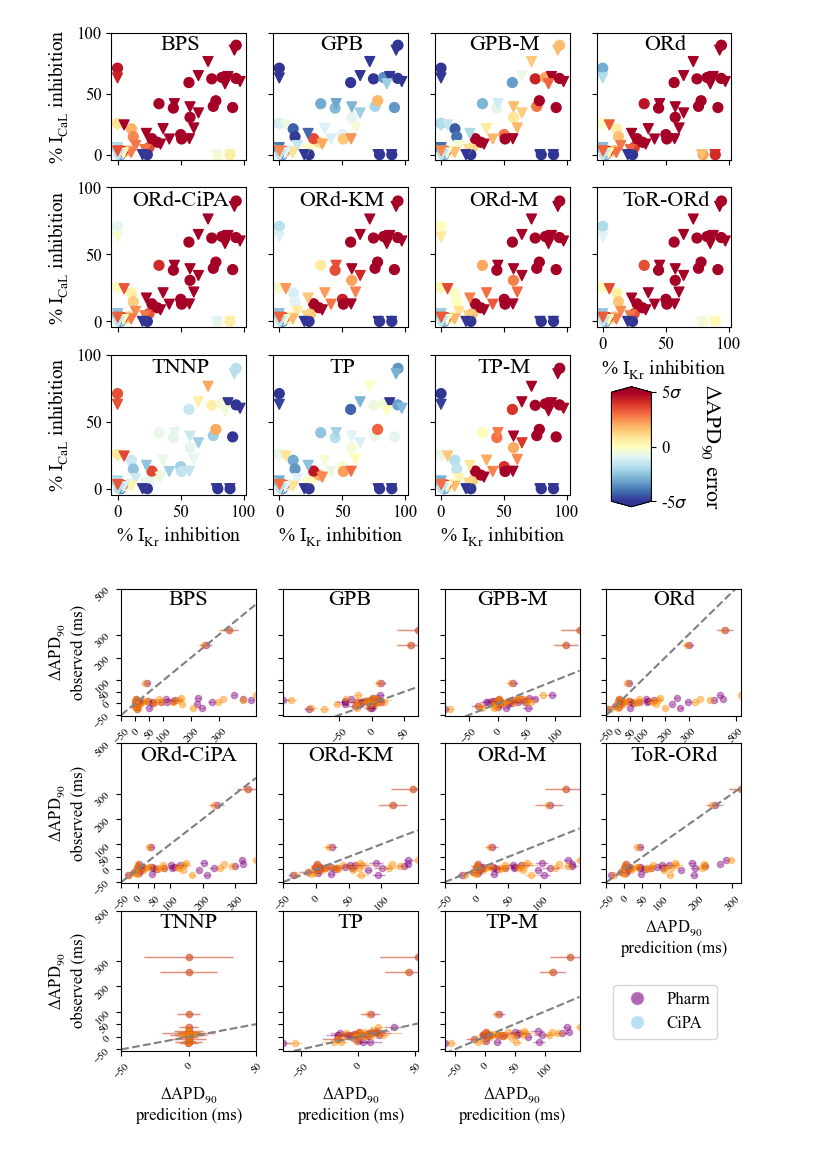
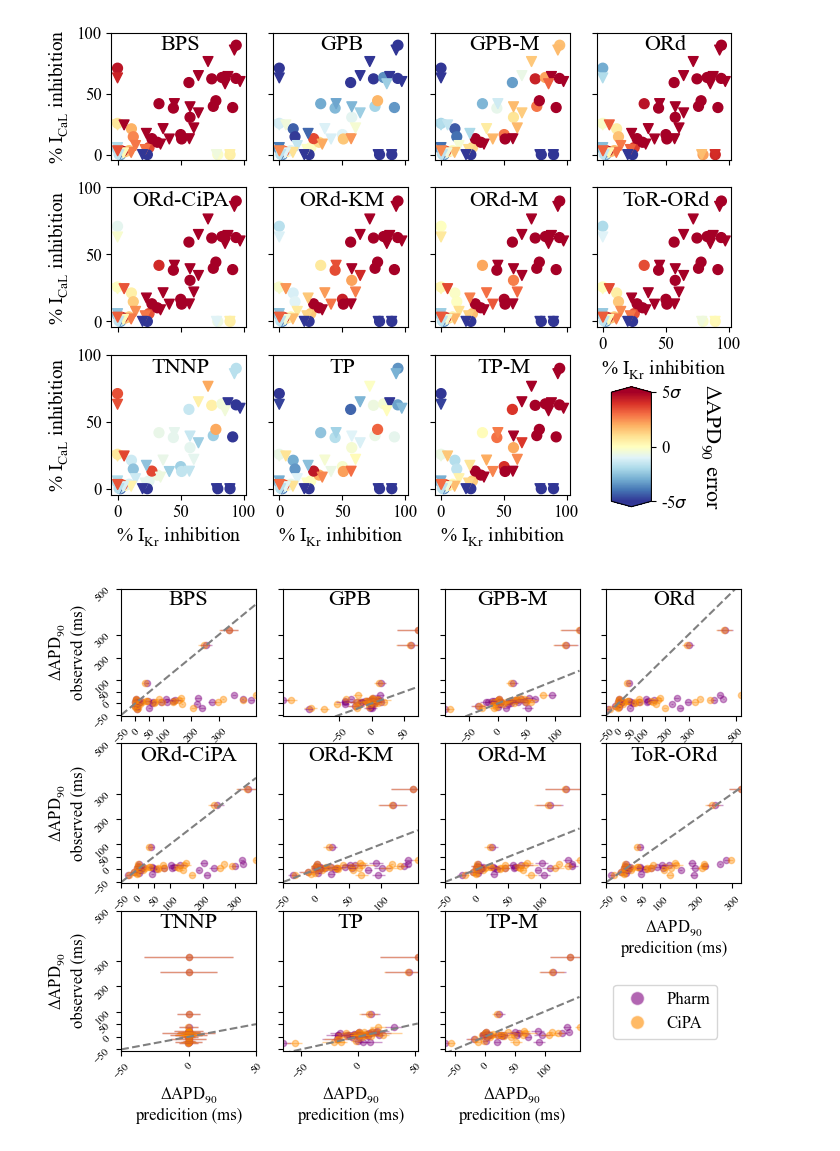
Before and after one commit to CardiacModelling/APD90_ex_vivo_vs_in_silico, a Jupyter notebook: Compare in silico predictions with experimental data/analysis - only endo.ipynb, the cells around one changed output. Saved outputs shown, nothing was run; the diff lists cells and outputs as text; code cells hidden in the pictures.

Commit message:
corrected legend

```diff
--- a/Compare in silico predictions with experimental data/analysis - only endo.ipynb
+++ b/Compare in silico predictions with experimental data/analysis - only endo.ipynb
@@ -333,32 +333,32 @@ for m, mod in enumerate(model_labels):
     ax.set_xticks(axisticks)
     ax.set_yticks(Yaxisticks)
     ax.tick_params(labelsize = 8, rotation = 45)
     if m >= len(model_labels) - 4:
         ax.set_xlabel('$\mathregular{\\Delta APD_{90}}$\npredicition (ms)', fontsize = 12)
     if m%4 > 0:
         ax.set_yticklabels(['']*len(Yaxisticks))
     else:
         ax.set_ylabel('$\\mathregular{\\Delta APD_{90}}$\nobserved (ms)', fontsize = 12)
     # Tag the plot with the model name
     ax.text(min_preds+(max_preds-min_preds)/2, 450, ha = 'center', va = 'center', s = model_labels[m], fontsize = 16)
 
 
 # Turn off the axes of axes after the last model and add colorbar
 ax = axes[-1, -1]
 ax.axis('off')
 
 # Add the legend to the bottom right corner of the figure
 handles, labels = [], []
 for m in range(2):  # Only need two entries for the legend
-    handles.append(plt.Line2D([0], [0], marker='o', color='w', markerfacecolor=['purple', 'skyblue'][m], markersize=10, alpha=0.6))
+    handles.append(plt.Line2D([0], [0], marker='o', color='w', markerfacecolor=['purple', 'darkorange'][m], markersize=10, alpha=0.6))
     labels.append(['Pharm', 'CiPA'][m])
 
 fig.legend(handles, labels, loc='lower right', bbox_to_anchor=(0.87, 0.13), fontsize=12, borderaxespad=0.)
 
 # Get no pad between plots
 #plt.tight_layout(pad = 0)
 
 plt.savefig('Correlation observations vs predictions.png', dpi = 300)
 plt.savefig('Correlation observations vs predictions.pdf', transparent=True, format = 'pdf', bbox_inches = 'tight')
 # %% [output]
-[figure, old version]
+[figure, new version]
```
Also changed, not shown: 4 other files.
